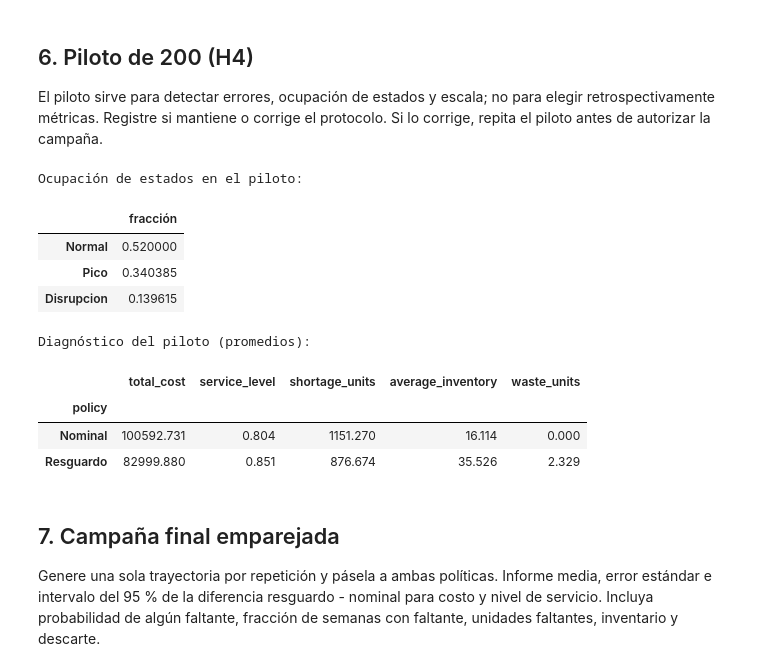
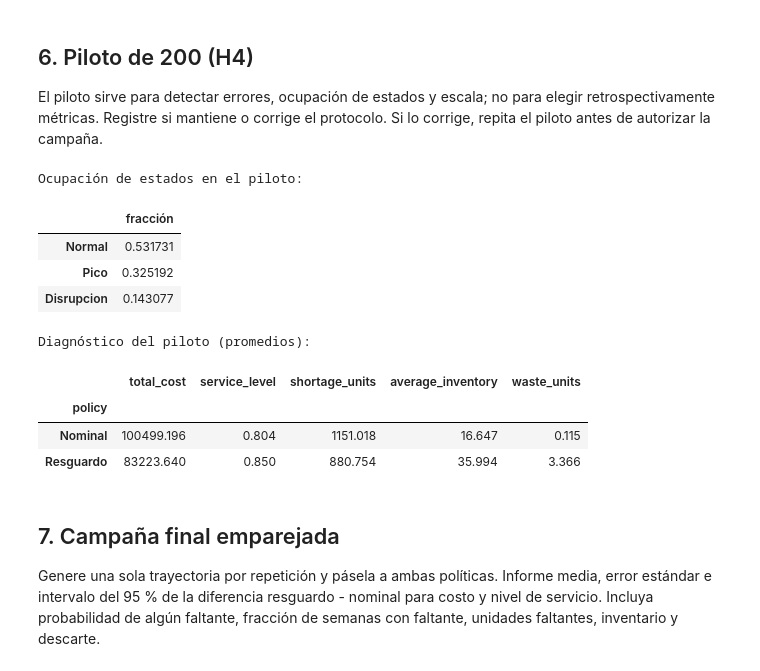
Before and after one commit to Marcodisario/Final-OPIO, a Jupyter notebook: Parte2/part2_markov_montecarlo.ipynb, the cells around one changed output. Cells and saved outputs as stored; diff of their text form; code cells hidden in the pictures.

```diff
--- a/Parte2/part2_markov_montecarlo.ipynb
+++ b/Parte2/part2_markov_montecarlo.ipynb
@@ -338,14 +338,15 @@ PILOT_REPLICATIONS = 200
 FINAL_REPLICATIONS = 1200
 HORIZON = 26
 
-pilot_seed, final_seed = np.random.SeedSequence(MASTER_SEED).spawn(2)
+# Una sola secuencia para la campaña: el piloto usa exactamente sus primeras 200 semillas.
+replication_seeds = np.random.SeedSequence(MASTER_SEED).spawn(FINAL_REPLICATIONS)
 POLICIES = {'Nominal': nominal_plan, 'Resguardo': buffer_plan}
 
-def run_campaign(replications, seed_sequence):
+def run_campaign(seed_sequences):
     """Simula una trayectoria por réplica y evalúa ambas políticas en ese mismo futuro."""
     rows = []
     state_counts = pd.Series(0, index=STATE_NAMES, dtype=int)
-    for replication, child_seed in enumerate(seed_sequence.spawn(replications)):
+    for replication, child_seed in enumerate(seed_sequences):
         environment = generate_environment(
             rng=np.random.default_rng(child_seed),
             transition_matrix=transition_matrix,
@@ -362,7 +363,7 @@ def run_campaign(replications, seed_sequence):
                 **evaluate_policy(plan, environment),
             })
     results = pd.DataFrame(rows)
-    state_share = state_counts / (replications * HORIZON)
+    state_share = state_counts / (len(seed_sequences) * HORIZON)
     return results, state_share
 
 def run_invariant_checks():
@@ -391,39 +392,40 @@ def run_invariant_checks():
     )
     assert abs(result['transport_cost'] - expected_transport) <= TOL
     assert result['shortage_units'] == 0 and result['service_level'] == 1.0
 
     no_routes = copy.deepcopy(fixed)
     no_routes['route_available'][:] = False
     no_capacity_result = evaluate_policy(nominal_plan, no_routes)
     assert no_capacity_result['transport_cost'] == 0.0
 
     first_result = evaluate_policy(nominal_plan, first)
     repeated_result = evaluate_policy(nominal_plan, repeated)
     assert first_result == repeated_result
 
 run_invariant_checks()
 
-pilot_results, pilot_state_share = run_campaign(PILOT_REPLICATIONS, pilot_seed)
+pilot_results, pilot_state_share = run_campaign(replication_seeds[:PILOT_REPLICATIONS])
 print('Ocupación de estados en el piloto:')
 display(pilot_state_share.rename('fracción').to_frame())
 print('Diagnóstico del piloto (promedios):')
 display(
     pilot_results.groupby('policy')[
         ['total_cost', 'service_level', 'shortage_units', 'average_inventory', 'waste_units']
     ].mean().round(3)
 )
 assert len(pilot_results) == PILOT_REPLICATIONS * len(POLICIES)
+assert len(replication_seeds) == FINAL_REPLICATIONS
 # %% [output]
 Ocupación de estados en el piloto:
 |  | fracción |
-| Normal | 0.520000 |
-| Pico | 0.340385 |
-| Disrupcion | 0.139615 |
+| Normal | 0.531731 |
+| Pico | 0.325192 |
+| Disrupcion | 0.143077 |
 Diagnóstico del piloto (promedios):
 |  | total_cost | service_level | shortage_units | average_inventory | waste_units |
 | policy |  |  |  |  |  |
-| Nominal | 100592.731 | 0.804 | 1151.270 | 16.114 | 0.000 |
-| Resguardo | 82999.880 | 0.851 | 876.674 | 35.526 | 2.329 |
+| Nominal | 100499.196 | 0.804 | 1151.018 | 16.647 | 0.115 |
+| Resguardo | 83223.640 | 0.850 | 880.754 | 35.994 | 3.366 |
 # %% [markdown]
 ## 7. Campaña final emparejada
 
```
Also changed, not shown: parts of 1 cell of this notebook, 4 other files.
